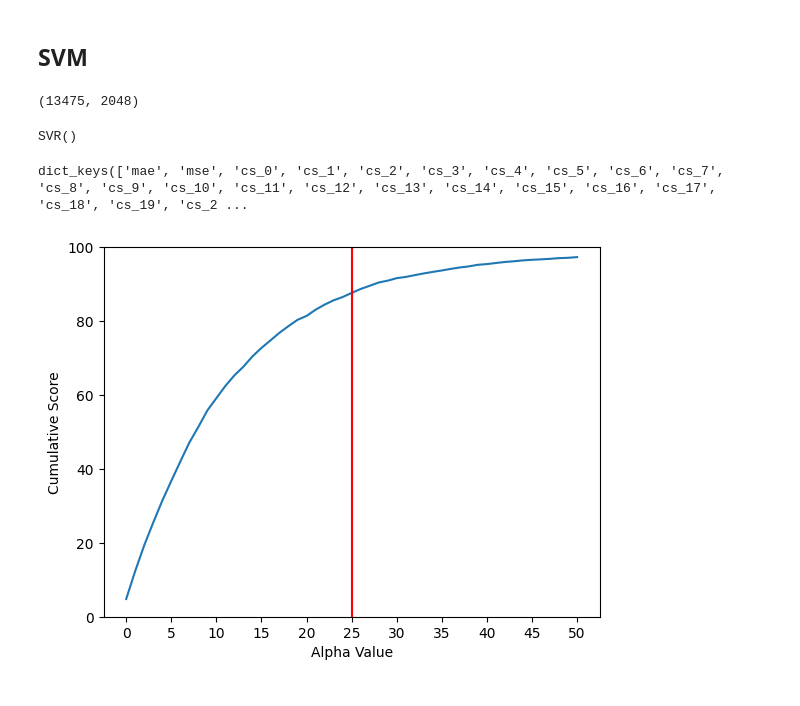
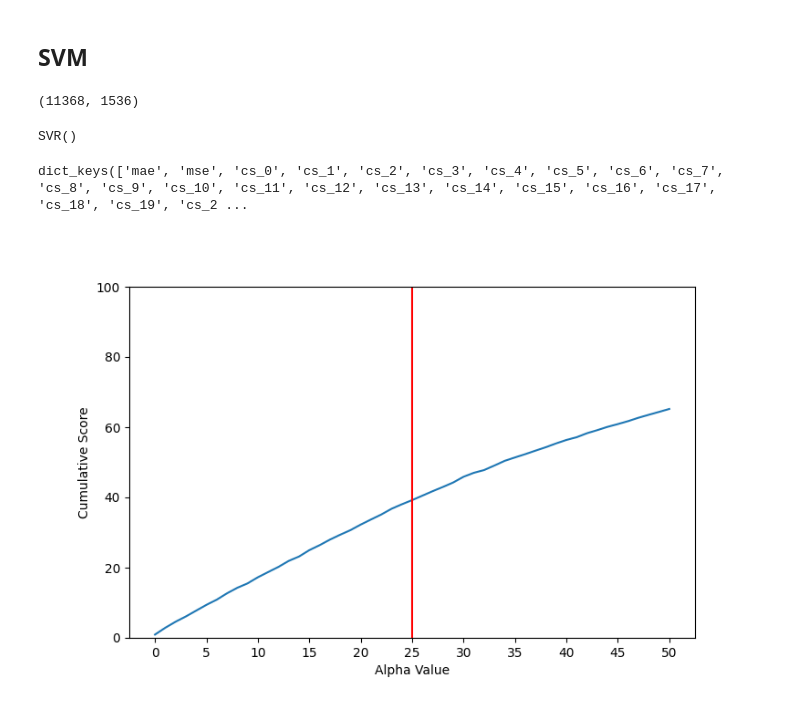
Before and after one commit to NikolaiHerrmann/deep-dating, a Jupyter notebook: src/graph_pca_tsne.ipynb, the cells around one changed output. Drawn from its saved outputs; the diff is of its cells as text; code cells hidden in the pictures.

```diff
--- a/src/graph_pca_tsne.ipynb
+++ b/src/graph_pca_tsne.ipynb
@@ -64,6 +63,10 @@ DatingCNN(
 # %%
 features = np.load("../experimental/feat_val.npy", allow_pickle=True)
 labels = np.load("../experimental/feat_labels_val.npy", allow_pickle=True).astype(int).flatten()
+# %%
+with open("runs/Feb15-19-21-40_new/model_epoch_0_feats_val.pkl", "rb") as f:
+    labels, features, all_paths = pickle.load(f)
+    labels = labels.flatten()
 # %%
 features.shape
 # %% [output]
@@ -163,7 +168,7 @@ print(train_feat.shape)
 svm = SVR(kernel="rbf")
 svm.fit(train_feat, train_labels)
 # %% [output]
-(13475, 2048)
+(11368, 1536)
 SVR()
 # %%
 predict = svm.predict(test_feat)
@@ -176,15 +181,17 @@ dict_keys(['mae', 'mse', 'cs_0', 'cs_1', 'cs_2', 'cs_3', 'cs_4', 'cs_5', 'cs_6',
 # %%
 vals = metrics.calc(test_labels, predict)
 
 mae, mse = tuple(vals[:2])
 cs_ = vals[2:]
 
+plt.cla()
+plt.clf()
 plt.plot(alphas, cs_)
 plt.xlabel("Alpha Value")
 plt.ylabel("Cumulative Score")
 plt.ylim(0, 100)
 plt.xticks(np.arange(0, 55, 5))
 plt.axvline(x=25, color="red")
 plt.show()
 # %% [output]
-[figure, old version]
+[figure, new version]
```
Also changed, not shown: parts of 7 cells of this notebook, 4 other files.
